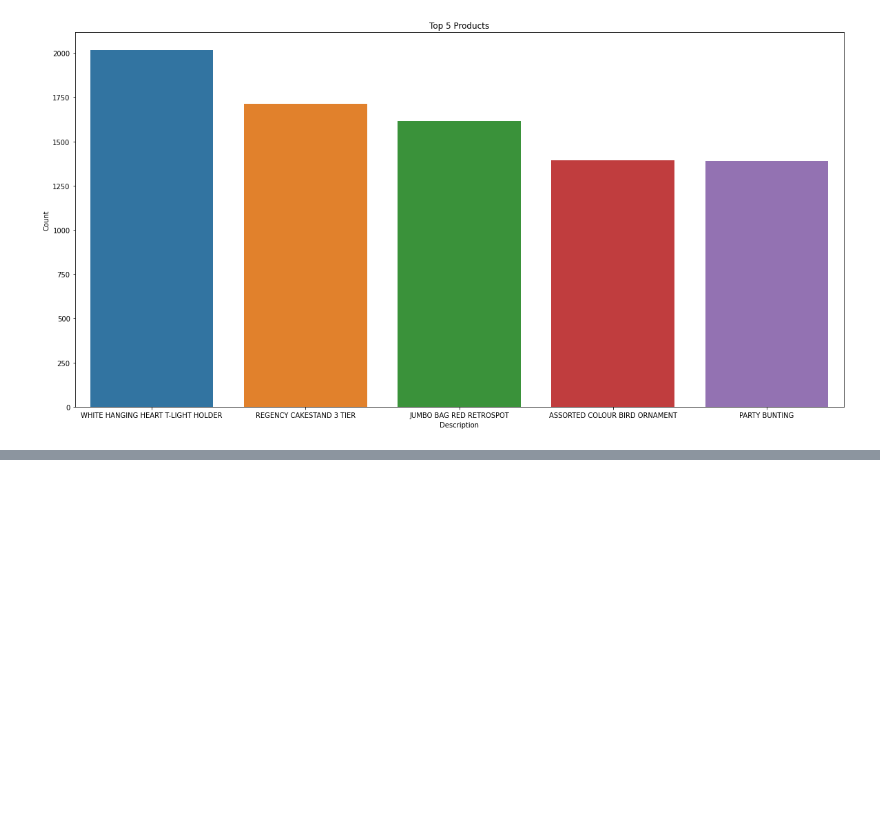
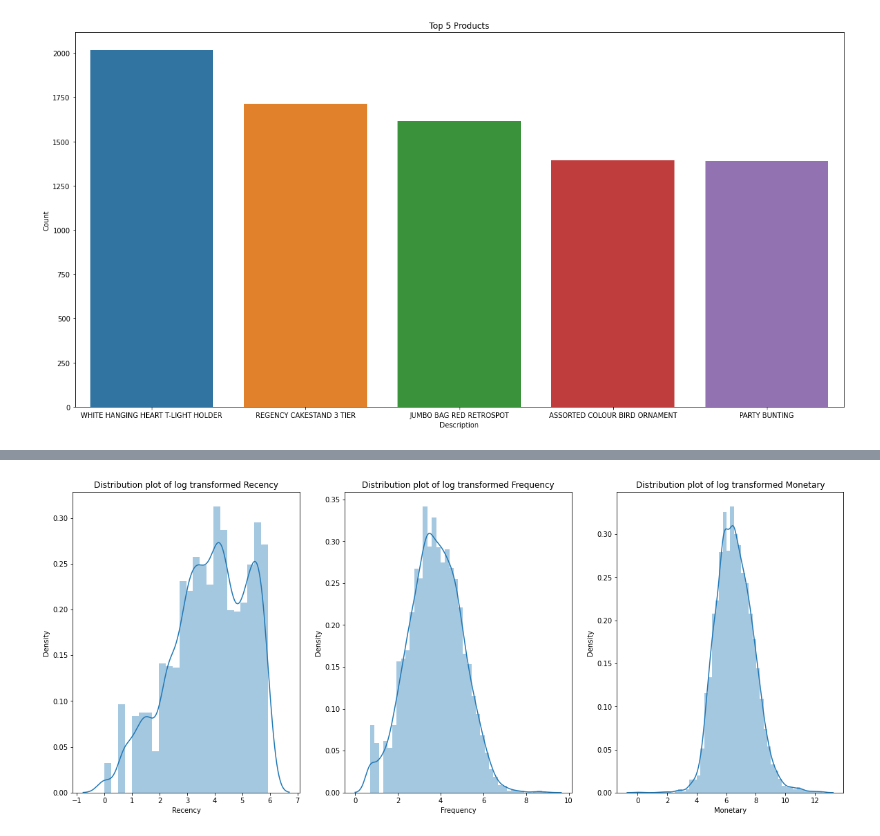
Before and after one commit to Sharath2021/Online-Retail-Customer-Segmentation, a Jupyter notebook: Online_Retail_Customer_Segmentation_Capstone_Project.ipynb, the cells around one changed output, grey strips where cells are left out. Cells and saved outputs as stored; diff of their text form; code cells hidden in the pictures; blank space fills up the shorter version.

```diff
--- a/Online_Retail_Customer_Segmentation_Capstone_Project.ipynb
+++ b/Online_Retail_Customer_Segmentation_Capstone_Project.ipynb
@@ -378,0 +501,10 @@ sns.barplot(x='Description',y='Count',data=Description_df[:5])
+# %%
+# visualizing using distplot (log transformed)
+list2=['Recency','Frequency','Monetary']
+plt.figure(figsize=(20,8))
+for index,item in enumerate(list2):
+  plt.subplot(1,3,index+1)
+  sns.distplot(np.log1p(rfm_df[item]))
+  plt.title(f'Distribution plot of log transformed {item}')
+# %% [output]
+[figure, added]
```
Also changed, not shown: parts of 15 cells of this notebook.
